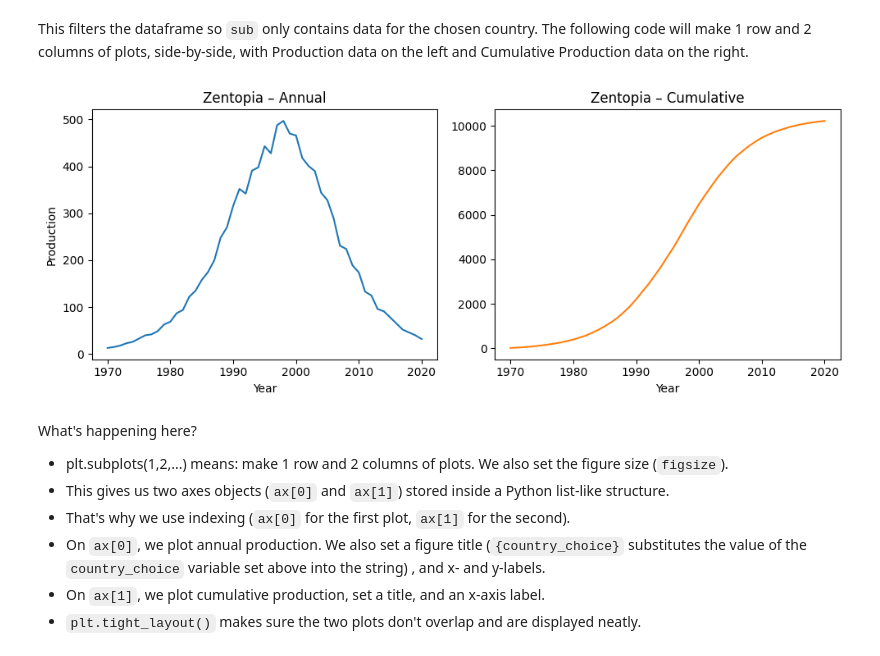
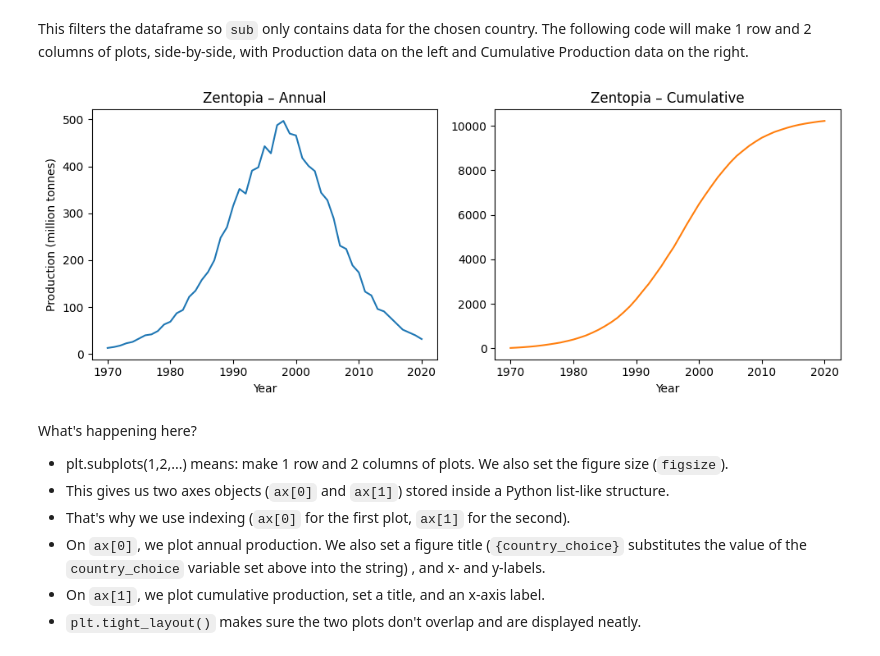
Before and after one commit to two-phaseflow/JAR513M, a Jupyter notebook: Week2_GroupAssignment.ipynb, the cells around one changed output. Saved outputs shown, nothing was run; the diff lists cells and outputs as text; code cells hidden in the pictures.

```diff
--- a/Week2_GroupAssignment.ipynb
+++ b/Week2_GroupAssignment.ipynb
@@ -176,17 +178,18 @@ This filters the dataframe so `sub` only contains data for the chosen country. T
 # %%
 fig, ax = plt.subplots(1,2, figsize=(10,4), sharex=True)
 ax[0].plot(sub["Year"], sub["Production"])
 ax[0].set_title(f"{country_choice} – Annual")
-ax[0].set_ylabel("Production"); ax[0].set_xlabel("Year")
+ax[0].set_ylabel("Production (million tonnes)")
+ax[0].set_xlabel("Year")
 
 ax[1].plot(sub["Year"], sub["CumulativeProduction"], color="tab:orange")
 ax[1].set_title(f"{country_choice} – Cumulative")
 ax[1].set_xlabel("Year")
 
 plt.tight_layout()
 plt.show()
 # %% [output]
-[figure, old version]
+[figure, new version]
 # %% [markdown]
 What's happening here?
 *   plt.subplots(1,2,...) means: make 1 row and 2 columns of plots. We also set the figure size (`figsize`).
```
Also changed, not shown: parts of 13 cells of this notebook.
